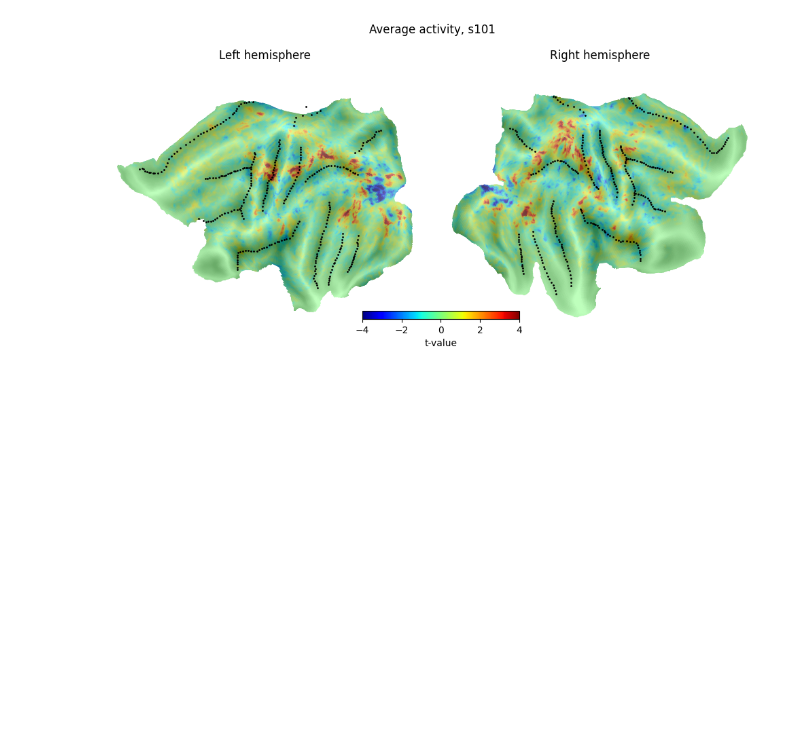
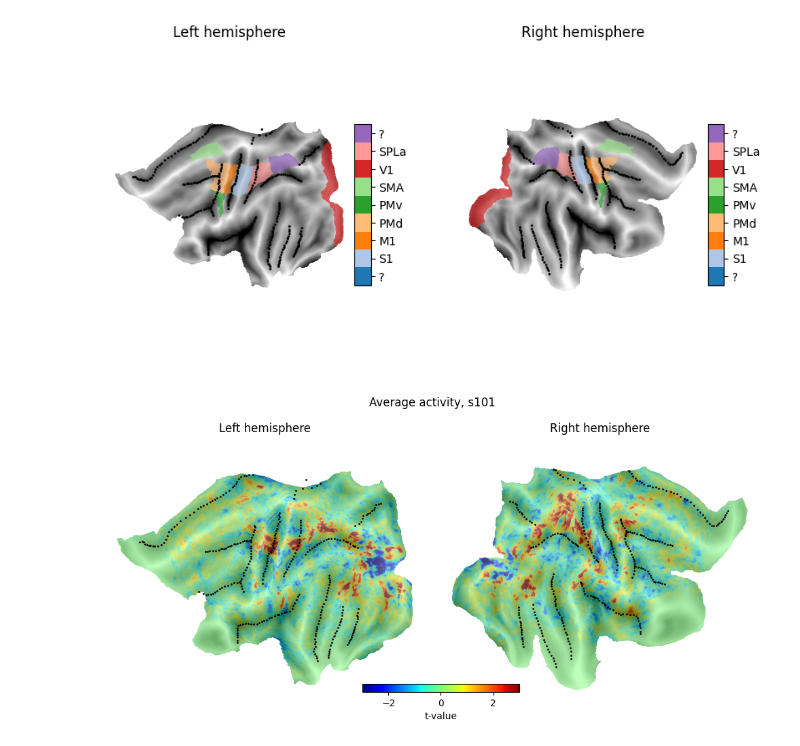
Before and after one commit to alighavam/EFC_patternfMRI, a Jupyter notebook: efcp_mri.ipynb, the cells around one changed output. Saved outputs shown, nothing was run; the diff lists cells and outputs as text; code cells hidden in the pictures; blank space fills up the shorter version.

```diff
--- a/efcp_mri.ipynb
+++ b/efcp_mri.ipynb
@@ -10,6 +10,8 @@ import SUITPy as suit
 import nibabel as nb
 import nitools
 from matplotlib.cm import ScalarMappable
+import matplotlib.cm as cm
+import matplotlib.colors as mcolors
 
 # SET PATHS:
 baseDir = '/Volumes/Diedrichsen_data$/data/Chord_exp/EFC_patternfMRI'
@@ -18,3 +20,4 @@ anatomicalDir = 'anatomicals'
 freesurferDir = 'surfaceFreesurfer'
 surfacewbDir = 'surfaceWB'
 regDir = 'ROI'
+atlasDir = '/Volumes/diedrichsen_data$/data/Atlas_templates/fs_LR_32'
@@ -27,36 +69,73 @@ Hem = ['L', 'R']
 borders = {'L': './surfAnalysisPy/standard_mesh/fs_L/fs_LR.32k.L.border',
            'R': './surfAnalysisPy/standard_mesh/fs_R/fs_LR.32k.R.border'}
 
-vmin, vmax = -4, 4
+# =============== ROI LABEL IMAGE ===============:
+atlas = 'ROI'
+region_names = ['?', 'S1', 'M1', 'PMd', 'PMv', 'SMA', 'V1', 'SPLa', '?']
+Hem = ['L', 'R']
+borders = {'L': './surfAnalysisPy/standard_mesh/fs_L/fs_LR.32k.L.border',
+           'R': './surfAnalysisPy/standard_mesh/fs_R/fs_LR.32k.R.border'}
+
+cmap = plt.colormaps.get_cmap('tab20')  # Get the tab20 colormap
+
+fig, axs = plt.subplots(1, 2, figsize=(10, 5))
+for ax, H in zip(axs, Hem):
+    D = nb.load(os.path.join(atlasDir, f'{atlas}.32k.{H}.label.gii'))
+    darray = nitools.get_gifti_data_matrix(D)
+
+    # Get unique region numbers
+    unique_regions = np.unique(darray)
+
+    plt.sca(ax)
+    surf.plot.plotmap(darray, f'fs32k_{H}',
+                      underlay=None,
+                      borders=borders[H],
+                      overlay_type='label',
+                      label_names=region_names,
+                      cmap='tab20',
+                      underscale=[-1.5, 1],
+                      alpha=.7,
+                      new_figure=False,
+                      colorbar=True,
+                      backgroundcolor = 'w'
+                      )
+
+axs[0].set_title('Left hemisphere')
+axs[1].set_title('Right hemisphere')
+
+
+# =============== FUNCTIONAL DATA PROJECTION ===============:
+vmin, vmax = -3, 3
 
 fig, axs = plt.subplots(1, 2, figsize=(10, 5))
 for ax, H in zip(axs, Hem):
     D = nb.load(os.path.join(baseDir, surfacewbDir, f's{sn}', f'glm{glm}.ses-{ses:02d}.spmT.{H}.func.gii'))
     darray = nitools.get_gifti_data_matrix(D)
 
     plt.sca(ax)
     surf.plot.plotmap(darray.mean(axis=1), f'fs32k_{H}',
                       underlay=None,
                       borders=borders[H],
                       cscale=[vmin, vmax],
                       cmap='jet',
                       underscale=[-1.5, 1],
                       alpha=.5,
                       new_figure=False,
                       colorbar=False,
                       # frame=[xlim[0], xlim[1], ylim[0], ylim[1]]
                       )
 
 # make colorbar
 norm = plt.Normalize(vmin=vmin, vmax=vmax)
 sm = ScalarMappable(norm=norm, cmap='jet')
 cbar = fig.colorbar(sm, ax=[axs[0], axs[1]], orientation='horizontal', fraction=0.03)
 cbar.set_label('t-value')
 
 axs[0].set_title('Left hemisphere')
 axs[1].set_title('Right hemisphere')
 
 fig.suptitle(f'Average activity, s{sn}')
 fig.tight_layout()
 # %% [output]
-[figure, old version]
+[figure, new version]
+[figure, added]
```
Also changed, not shown: parts of 1 cell of this notebook.
